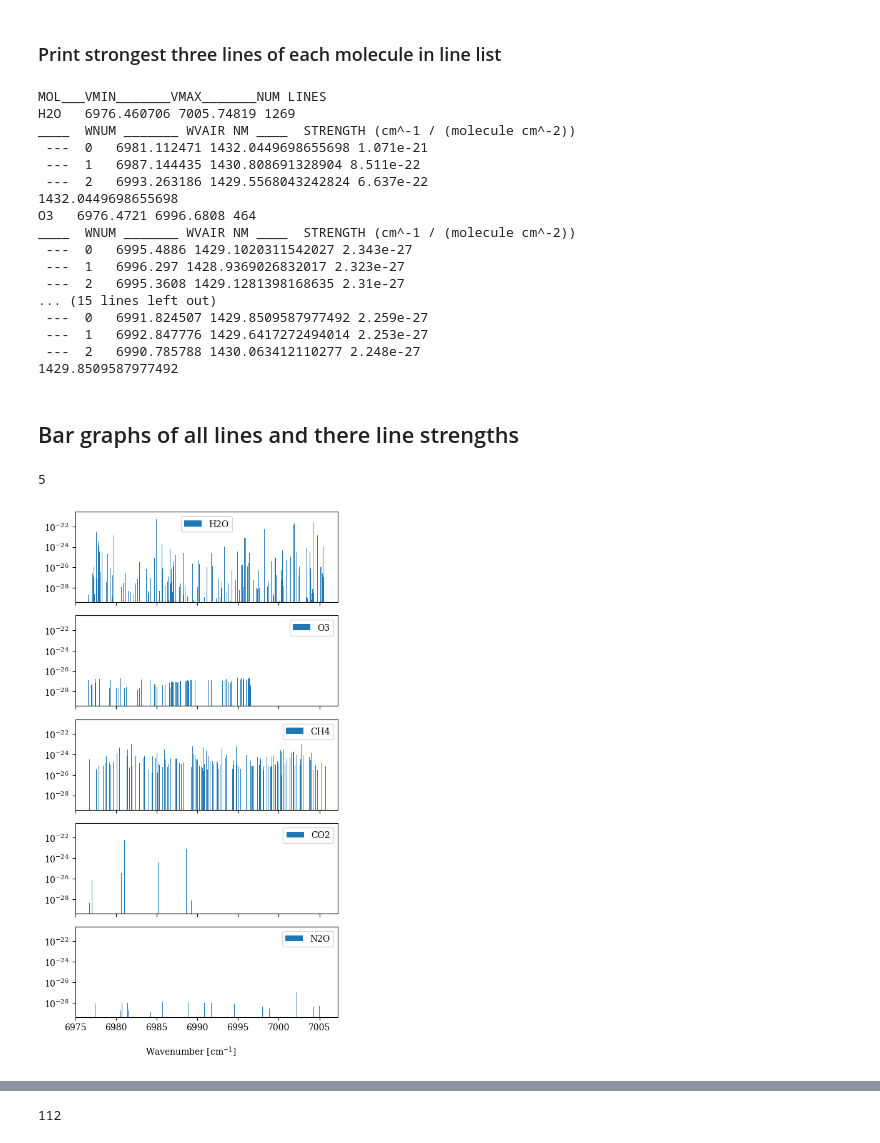
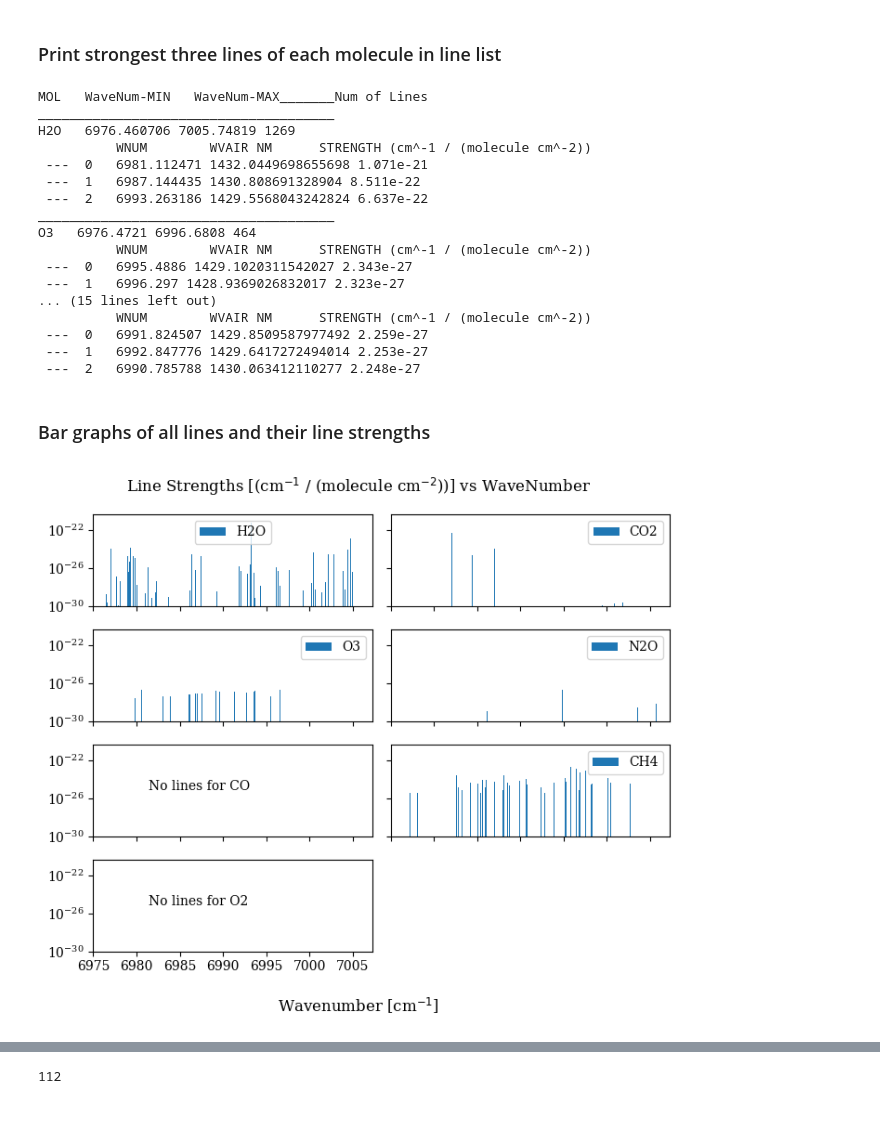
Before and after one commit to tschad/dkist_telluric_atlas, a Jupyter notebook: 1_telluric_1430_nm.ipynb, the cells around one changed output, grey strips where cells are left out. Drawn from its saved outputs; the diff is of its cells as text; code cells hidden in the pictures; blank space fills up the shorter version.

```diff
--- a/1_telluric_1430_nm.ipynb
+++ b/1_telluric_1430_nm.ipynb
@@ -66,9 +76,10 @@ def air2vac(wave_air):
 # %% [markdown]
 ## Set range of wavelengths to use for this notebook
 # %%
-wvAng_min = 14300. - 30.  ## Angstrom
-wvAng_max = 14300. + 30.  ## Angstrom
-wnMin,wnMax = 1e8/air2vac([wvAng_max,wvAng_min])
+## Here we concentrate on the bandpass near the Si X 1430 nm coronal line.
+wvAng_cen = 14300.   ## Angstrom
+wvAng_range = 60
+wnMin,wnMax = 1e8/air2vac( [ wvAng_cen+wvAng_range/2, wvAng_cen-wvAng_range/2. ])  ## convert to wavenumbers in vacuum
 print('range of wavenumbers [cm^-1] ',wnMin,'  ',wnMax)
 # %% [output]
 range of wavenumbers [cm^-1]  6976.4598800932    7005.793234004564
@@ -225,8 +238,9 @@ fig.subplots_adjust(0.1,0.1,0.9,0.92,wspace=0.2,hspace = 0.25)
 # %%
-for mol in 'H2O','N2O','CO2',:
-    print('----- Molecule: ',mol)
-    print(f"Vertical column density in midLatWinter (full atmosphere): {py4cats.vcd(atm_midLatWinter,mol,zMin = 0.0)}")
-    print(f"Vertical column density in midLatWinter (above 3km): {py4cats.vcd(atm_midLatWinter,mol,zMin = 3.0)}")
-    print(f"Vertical column density in US standard (full atmosphere): {py4cats.vcd(atm_standard,mol,zMin = 0.0)}")
-    print(f"Vertical column density in US standard  (above 3km): {py4cats.vcd(atm_standard,mol,zMin = 3.0)}")
+print("Vertical column densities [molec / cm**2 ]")
+for mol in main_mol:
+    print('---------------- Molecule ----------',mol,'------------------')
+    print(f"midLatWinter (full atmo): { py4cats.vcd(atm_midLatWinter,mol,zMin = 0.0):.4}",end = "    |   ")
+    print(f"midLatWinter (above 3km): { py4cats.vcd(atm_midLatWinter,mol,zMin = 3.0):.4}")
+    print(f"US standard (full atmo):  { py4cats.vcd(atm_standard,mol,zMin = 0.0):.4}", end = "    |   ")
+    print(f"US standard  (above 3km): { py4cats.vcd(atm_standard,mol,zMin = 3.0):.4}")
 # %% [output]
@@ -301,48 +314,52 @@ dictOfLineLists = py4cats.higstract(hitran_data_file,(wnMin,wnMax),molecule = 'm
 # %% [markdown]
 ### Print strongest three lines of each molecule in line list
 # %%
-print('MOL___VMIN_______VMAX_______NUM LINES')
+print('MOL   WaveNum-MIN   WaveNum-MAX_______Num of Lines')
 for k in dictOfLineLists.keys():
+    print('______________________________________')
     print(k,' ',dictOfLineLists[k]['v'].min(),dictOfLineLists[k]['v'].max(),len(dictOfLineLists[k]))
     wvair = vac2air((1e7/dictOfLineLists[k]['v'])*10)/10.
     strength = dictOfLineLists[k]['S']
     smax = np.flip(np.argsort(strength))
-    print('____  WNUM _______ WVAIR NM ____  STRENGTH (cm^-1 / (molecule cm^-2))')
+    print('          WNUM        WVAIR NM      STRENGTH (cm^-1 / (molecule cm^-2))')
     for ll in range(3):
         print(' --- ',ll,' ',dictOfLineLists[k]['v'][smax[ll]],wvair[smax[ll]],strength[smax[ll]])
-    print(wvair[np.argmax(dictOfLineLists[k]['S'])])
 # %% [output]
-MOL___VMIN_______VMAX_______NUM LINES
+MOL   WaveNum-MIN   WaveNum-MAX_______Num of Lines
+______________________________________
 H2O   6976.460706 7005.74819 1269
-____  WNUM _______ WVAIR NM ____  STRENGTH (cm^-1 / (molecule cm^-2))
+          WNUM        WVAIR NM      STRENGTH (cm^-1 / (molecule cm^-2))
  ---  0   6981.112471 1432.0449698655698 1.071e-21
  ---  1   6987.144435 1430.808691328904 8.511e-22
  ---  2   6993.263186 1429.5568043242824 6.637e-22
-1432.0449698655698
+______________________________________
 O3   6976.4721 6996.6808 464
-____  WNUM _______ WVAIR NM ____  STRENGTH (cm^-1 / (molecule cm^-2))
+          WNUM        WVAIR NM      STRENGTH (cm^-1 / (molecule cm^-2))
  ---  0   6995.4886 1429.1020311542027 2.343e-27
  ---  1   6996.297 1428.9369026832017 2.323e-27
- ---  2   6995.3608 1429.1281398168635 2.31e-27
 ... (15 lines left out)
+          WNUM        WVAIR NM      STRENGTH (cm^-1 / (molecule cm^-2))
  ---  0   6991.824507 1429.8509587977492 2.259e-27
  ---  1   6992.847776 1429.6417272494014 2.253e-27
  ---  2   6990.785788 1430.063412110277 2.248e-27
-1429.8509587977492
 # %% [markdown]
-## Bar graphs of all lines and there line strengths
+### Bar graphs of all lines and their line strengths
 # %%
-nmol = len(dictOfLineLists.keys())
-print(nmol)
-fig,ax = plt.subplots(nmol,1,figsize = (5,9),sharex=True,sharey=True)
+fig,ax = plt.subplots(4,2,figsize = (7,6),sharex=True,sharey=True)
+ax = ax.flatten()
+ax[-1].set_visible(False)
 
-for n,k in enumerate(dictOfLineLists.keys()):
-    ax[n].bar(dictOfLineLists[k]['v'],dictOfLineLists[k]['S'],width = 0.01,label = k)
-    ax[n].legend()
+for n,mol in enumerate(main_mol):
+    try:
+        ax[n].bar(dictOfLineLists[mol]['v'],dictOfLineLists[mol]['S'],width = 0.005,label = mol)
+        ax[n].legend()
+    except:
+        ax[n].text(0.2,0.5,'No lines for ' + mol,transform = ax[n].transAxes)
 
 ax[0].set_yscale('log')
+ax[0].set_ylim(1e-30,5e-21)
 fig.supxlabel(r'Wavenumber [cm$^{-1}$]')
+fig.suptitle(r'Line Strengths [(cm$^{-1}$ / (molecule cm$^{-2}$))] vs WaveNumber',fontsize = 12)
 fig.tight_layout()
 # %% [output]
-5
-[figure, old version]
+[figure, new version]
```
Also changed, not shown: parts of 52 cells of this notebook.
